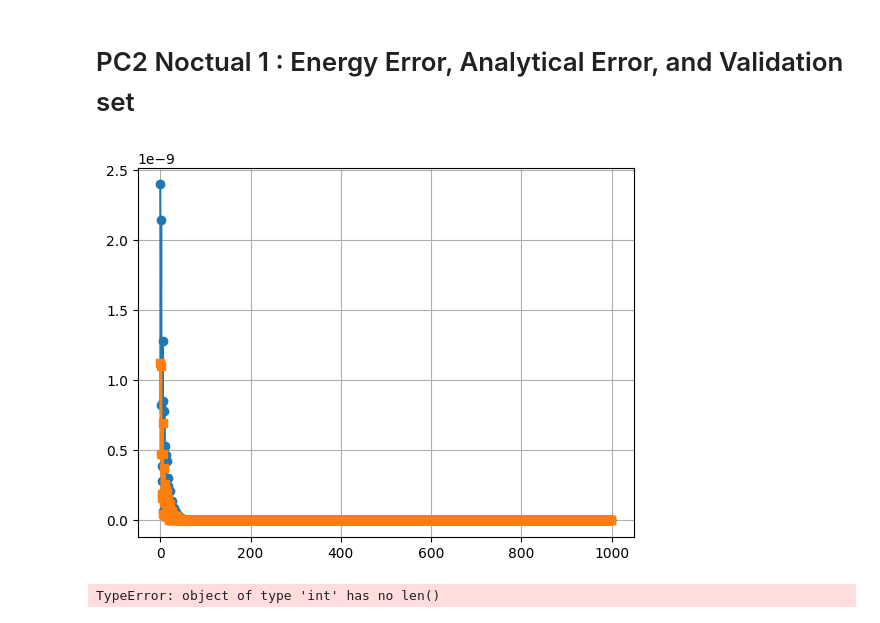
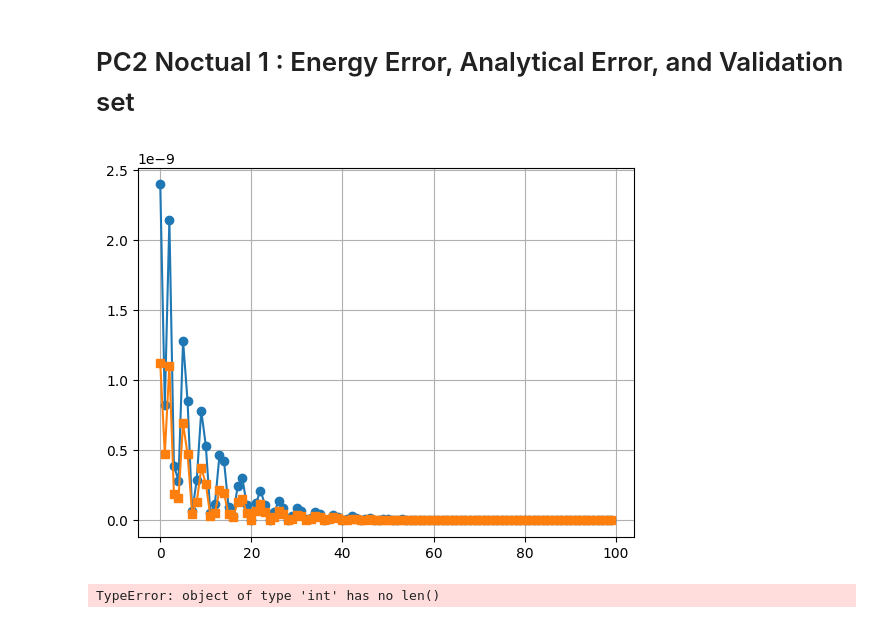
Before and after one commit to RaviPandey33/Optimizing_ODE_Solvers_-_A_Machine_Learning_Approach_to_RK4_Enhancement, a Jupyter notebook: Rk4_method_implementation/Testing_Batch_Learning.ipynb, the cells around one changed output. Drawn from its saved outputs; the diff is of its cells as text; code cells hidden in the pictures.

```diff
--- a/Rk4_method_implementation/Testing_Batch_Learning.ipynb
+++ b/Rk4_method_implementation/Testing_Batch_Learning.ipynb
@@ -904,7 +904,7 @@ with open('S1_output.txt', 'w') as S1_output, open('S1_energy_error.txt', 'w') a
     batch_size = 100 ## just to remind you right now total halton sequence is also 100, so we are taking the whole set as the batch.
     validation_batch_size = 50
 
-    for k in trange(1000):
+    for k in trange(100):
 
         tot_error = 0
         tot_error_energy = 0
@@ -983,16 +983,17 @@ with open('S1_output.txt', 'w') as S1_output, open('S1_energy_error.txt', 'w') a
         """
 # %%
 # Plotting :
-x = range(0,1000)
-plt.plot(x, error_list_1, label="Analytical Error", marker='o')
-# plt.plot(x, error_list_3, label="Analytical Error", marker='o')
-plt.plot(x, validation_error_list, label="Analytical Error", marker='s')
+x = range(0,100)
+# plt.plot(x, error_list_1, label="Analytical Error", marker='o')
+plt.plot(x, error_list_2, label="Analytical Error", marker='o')
+# plt.plot(x, error_list_3, label="Energy Error", marker='o')
+plt.plot(x, validation_error_list, label="Validatioin Error", marker='s')
 plt.grid()
 # plt.set_xlabel('Epoch')
 # plt.set_ylabel('Error')
 plt.show()
 # %% [output]
-[figure, old version]
+[figure, new version]
 # %%
 # Plotting :
 x = range(0,len(1000))
```
Also changed, not shown: parts of 2 cells of this notebook, 2 other files.
